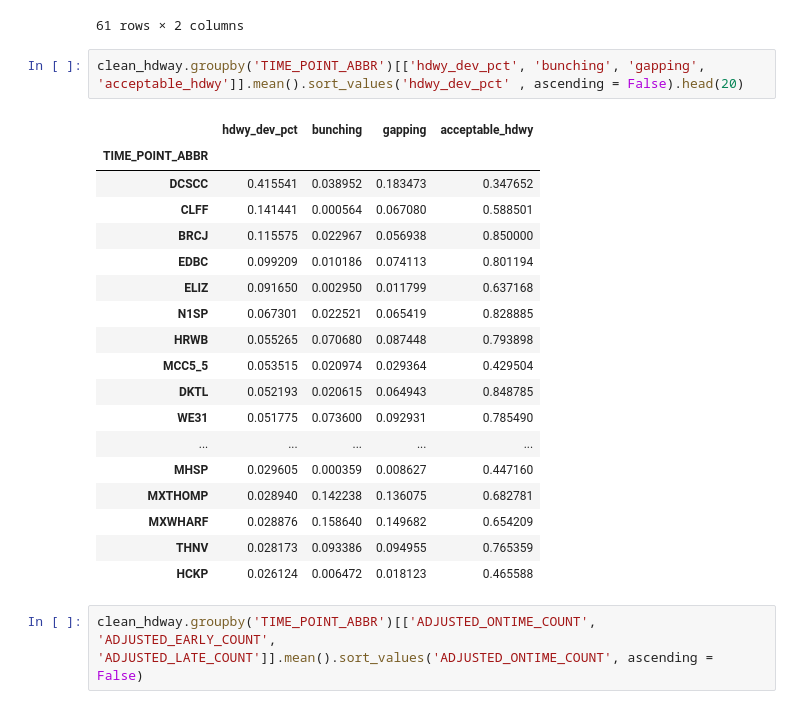
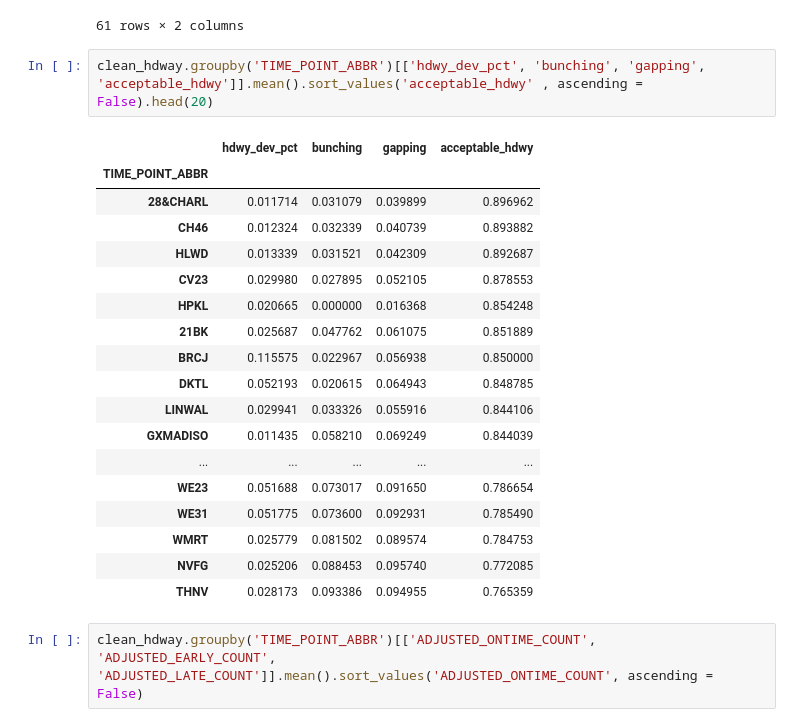
Before and after one commit to NSS-Data-Analytics-Cohort-11/wego-the-great-khans, a Jupyter notebook: notebooks/WeGo exploration.ipynb, the cells around one changed output. Drawn from its saved outputs; the diff is of its cells as text.

```diff
--- a/notebooks/WeGo exploration.ipynb
+++ b/notebooks/WeGo exploration.ipynb
@@ -505,26 +505,26 @@ clean_hdway.TIME_POINT_ABBR.value_counts().reset_index()
 | 60 | CRES | 36 |
 61 rows × 2 columns
 # %%
-clean_hdway.groupby('TIME_POINT_ABBR')[['hdwy_dev_pct', 'bunching', 'gapping', 'acceptable_hdwy']].mean().sort_values('hdwy_dev_pct' , ascending = False).head(20)
+clean_hdway.groupby('TIME_POINT_ABBR')[['hdwy_dev_pct', 'bunching', 'gapping', 'acceptable_hdwy']].mean().sort_values('acceptable_hdwy' , ascending = False).head(20)
 # %% [output]
 |  | hdwy_dev_pct | bunching | gapping | acceptable_hdwy |
 | TIME_POINT_ABBR |  |  |  |  |
-| DCSCC | 0.415541 | 0.038952 | 0.183473 | 0.347652 |
-| CLFF | 0.141441 | 0.000564 | 0.067080 | 0.588501 |
+| 28&CHARL | 0.011714 | 0.031079 | 0.039899 | 0.896962 |
+| CH46 | 0.012324 | 0.032339 | 0.040739 | 0.893882 |
+| HLWD | 0.013339 | 0.031521 | 0.042309 | 0.892687 |
+| CV23 | 0.029980 | 0.027895 | 0.052105 | 0.878553 |
+| HPKL | 0.020665 | 0.000000 | 0.016368 | 0.854248 |
+| 21BK | 0.025687 | 0.047762 | 0.061075 | 0.851889 |
 | BRCJ | 0.115575 | 0.022967 | 0.056938 | 0.850000 |
-| EDBC | 0.099209 | 0.010186 | 0.074113 | 0.801194 |
-| ELIZ | 0.091650 | 0.002950 | 0.011799 | 0.637168 |
-| N1SP | 0.067301 | 0.022521 | 0.065419 | 0.828885 |
-| HRWB | 0.055265 | 0.070680 | 0.087448 | 0.793898 |
-| MCC5_5 | 0.053515 | 0.020974 | 0.029364 | 0.429504 |
 | DKTL | 0.052193 | 0.020615 | 0.064943 | 0.848785 |
+| LINWAL | 0.029941 | 0.033326 | 0.055916 | 0.844106 |
+| GXMADISO | 0.011435 | 0.058210 | 0.069249 | 0.844039 |
+| ... | ... | ... | ... | ... |
+| WE23 | 0.051688 | 0.073017 | 0.091650 | 0.786654 |
 | WE31 | 0.051775 | 0.073600 | 0.092931 | 0.785490 |
-| ... | ... | ... | ... | ... |
-| MHSP | 0.029605 | 0.000359 | 0.008627 | 0.447160 |
-| MXTHOMP | 0.028940 | 0.142238 | 0.136075 | 0.682781 |
-| MXWHARF | 0.028876 | 0.158640 | 0.149682 | 0.654209 |
+| WMRT | 0.025779 | 0.081502 | 0.089574 | 0.784753 |
+| NVFG | 0.025206 | 0.088453 | 0.095740 | 0.772085 |
 | THNV | 0.028173 | 0.093386 | 0.094955 | 0.765359 |
-| HCKP | 0.026124 | 0.006472 | 0.018123 | 0.465588 |
 # %%
 clean_hdway.groupby('TIME_POINT_ABBR')[['ADJUSTED_ONTIME_COUNT', 'ADJUSTED_EARLY_COUNT', 'ADJUSTED_LATE_COUNT']].mean().sort_values('ADJUSTED_ONTIME_COUNT', ascending = False)
 # %% [output]
```
Also changed, not shown: parts of 53 cells of this notebook, 3 other files.
